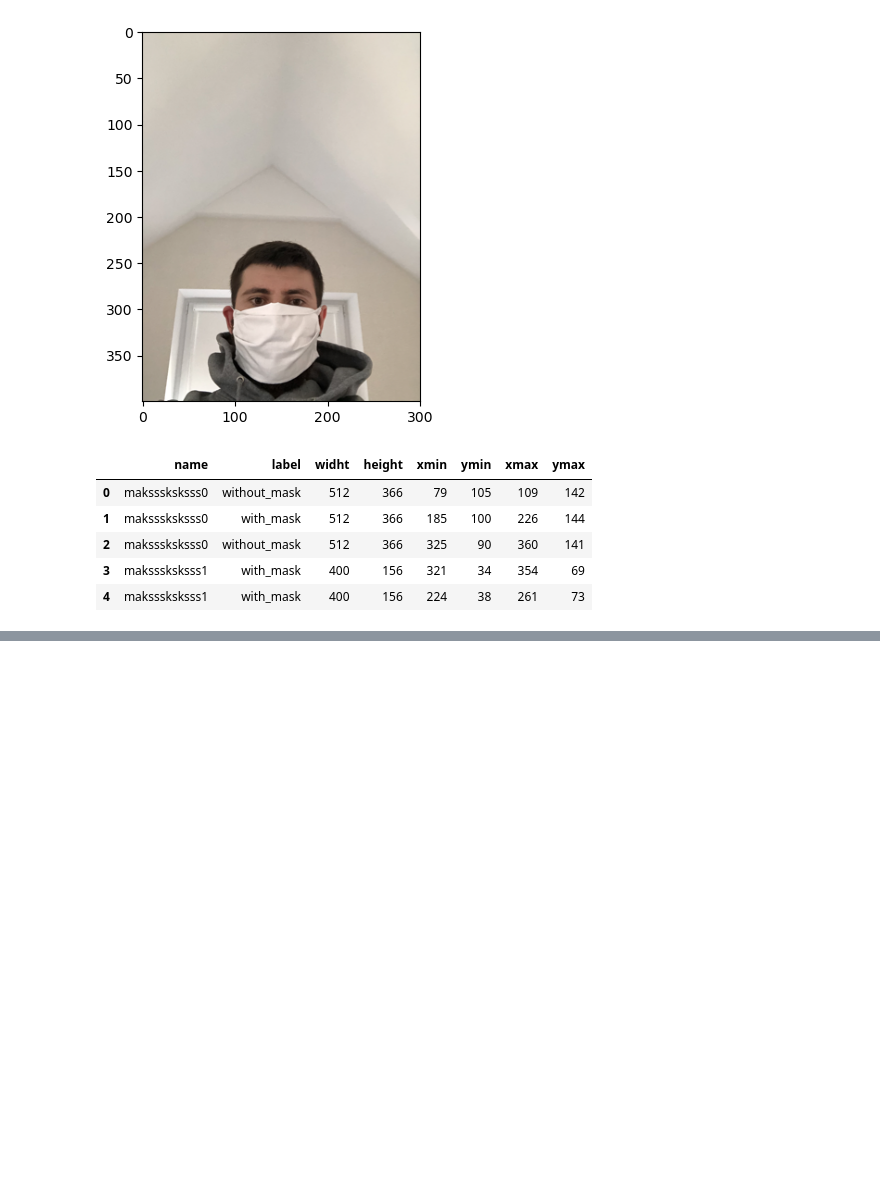
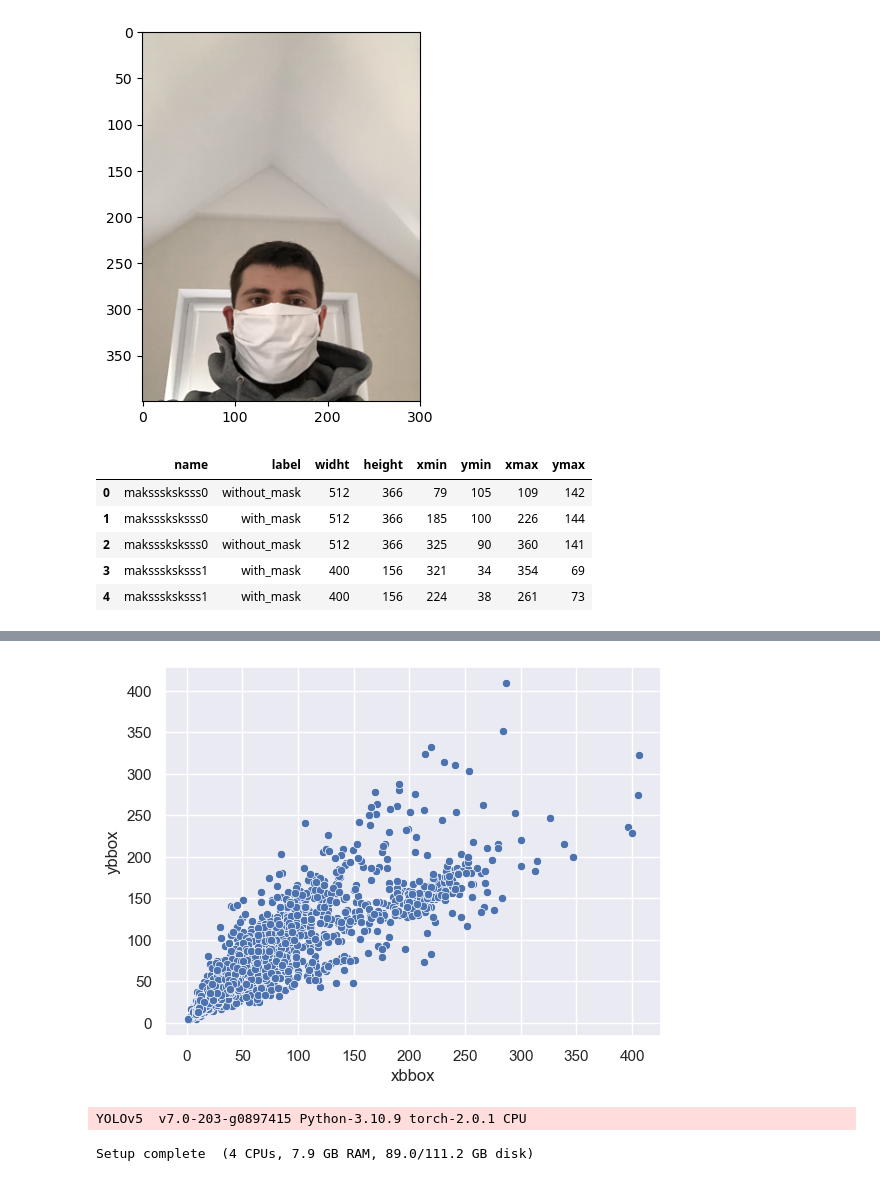
Before and after one commit to Zikarakus/FromWork, a Jupyter notebook: CNN_mask.ipynb, the cells around one changed output, grey strips where cells are left out. Saved outputs shown, nothing was run; the diff lists cells and outputs as text; code cells hidden in the pictures; blank space fills up the shorter version.

```diff
--- a/CNN_mask.ipynb
+++ b/CNN_mask.ipynb
@@ -122,0 +103,5 @@ sns.re
+# %%
+class_dict = {'without_mask': 0,
+          'with_mask': 1,
+          'mask_weared_incorrect': 2}
+data['class'] = data['label'].map( class_dict)
@@ -122,0 +186,7 @@ sns.re
+# %%
+data['xmin'] = (640/data['widht']) * data['xmin']       # Изменение параметров x и y под новый размер изображений
+data['ymin'] = (480/data['height']) * data['ymin']
+data['xmax'] = (640/data['widht']) * data['xmax']
+data['ymax'] = (480/data['height']) * data['ymax']
+# %%
+data[['xmin', 'ymin', 'xmax', 'ymax']] = data[['xmin', 'ymin', 'xmax', 'ymax']].astype(int) # Из флот в инт
@@ -122,0 +209,9 @@ sns.re
+# %%
+data['x_centre'] = (data['xmax'] + data['xmin'])/(2*640)
+data['y_centre'] = (data['ymax'] + data['ymin'])/(2*480)
+
+data['box_height'] = (data['xmax'] - data['xmin'])/640
+data['box_width'] = (data['ymax'] - data['ymin'])/480
+
+data['xbbox'] = data['xmax'] - data['xmin']
+data['ybbox'] = data['ymax'] - data['ymin']
@@ -122,0 +227,5 @@ sns.re
+# %%
+sns.scatterplot(data = data, x = 'xbbox', y = 'ybbox')
+plt.show()
+# %% [output]
+[figure, added]
@@ -122,0 +270,8 @@ sns.re
+# %%
+from IPython.display import Image, Video, clear_output  # to display images
+import torch
+from yolov5 import utils
+display = utils.notebook_init()
+# %% [output]
+YOLOv5  v7.0-203-g0897415 Python-3.10.9 torch-2.0.1 CPU
+Setup complete  (4 CPUs, 7.9 GB RAM, 89.0/111.2 GB disk)
```
Also changed, not shown: parts of 27 cells of this notebook.
